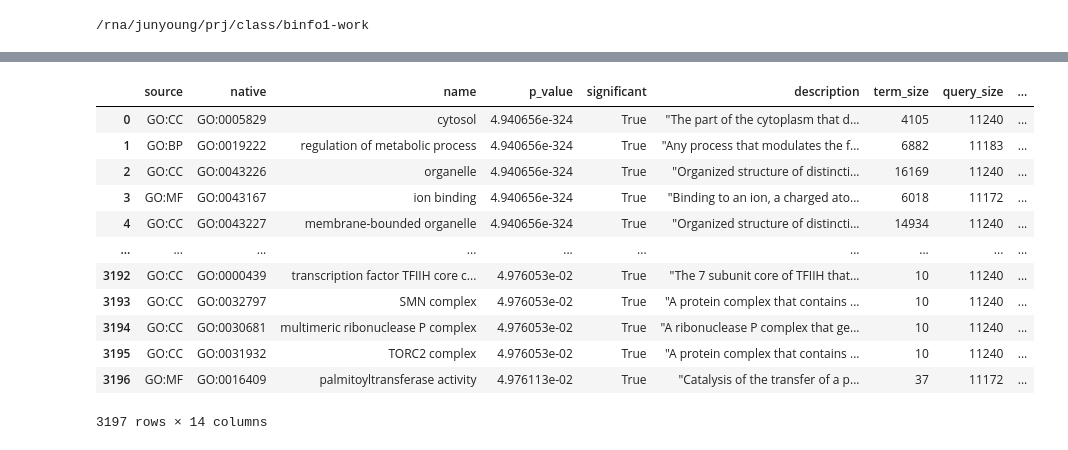
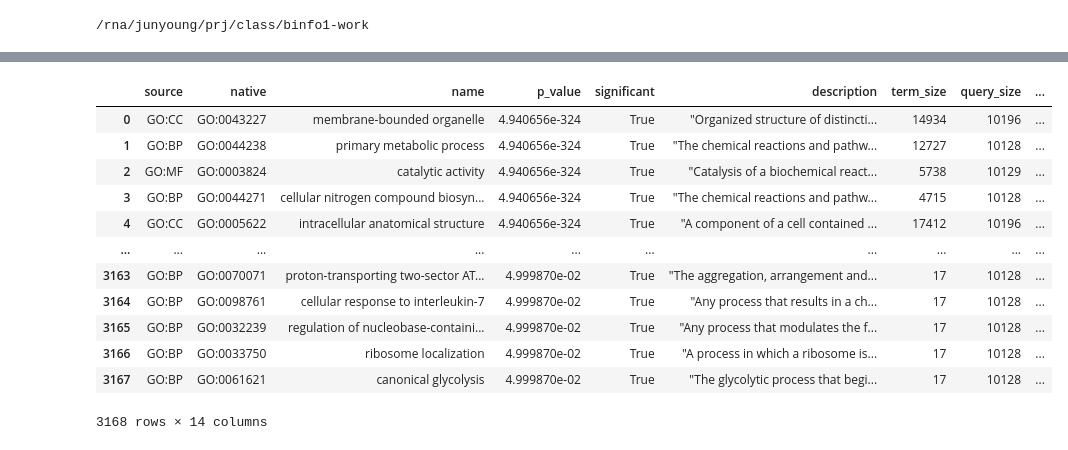
Before and after one commit to jjun7793/2024snubinfo_term, a Jupyter notebook: Junyoung_Park_2024snubinfo.ipynb, the cells around one changed output, grey strips where cells are left out. Cells and saved outputs as stored; diff of their text form; code cells hidden in the pictures.

```diff
--- a/Junyoung_Park_2024snubinfo.ipynb
+++ b/Junyoung_Park_2024snubinfo.ipynb
@@ -88,5 +71,6 @@ None
 # %%
-gene_list = cnts_sorted.index.str.split('.').str[0].copy()
-gene_list = gene_list.tolist()
-gene_list
+total_gene_list = cnts_sorted.index.str.split('.').str[0].copy()
+total_gene_list = total_gene_list.tolist()
+total_gene_list[:5]
+len(total_gene_list)
 # %% [output]
@@ -128,18 +216,18 @@ gp = GProfiler(return_dataframe=True)
 # %%
-result = gp.profile(organism='mmusculus', query=gene_list, sources=["GO:BP", "GO:MF", "GO:CC"])
+gp2 = GProfiler(return_dataframe=True)
+result = gp2.profile(organism='mmusculus', query=total_gene_list, sources=["GO:BP", "GO:MF", "GO:CC"])
+result
+# %% [output]
+|  | source | native | name | p_value | significant | description | term_size | query_size | ... |
+| 0 | GO:CC | GO:0043227 | membrane-bounded organelle | 4.940656e-324 | True | "Organized structure of distincti... | 14934 | 10196 | ... |
+| 1 | GO:BP | GO:0044238 | primary metabolic process | 4.940656e-324 | True | "The chemical reactions and pathw... | 12727 | 10128 | ... |
+| 2 | GO:MF | GO:0003824 | catalytic activity | 4.940656e-324 | True | "Catalysis of a biochemical react... | 5738 | 10129 | ... |
+| 3 | GO:BP | GO:0044271 | cellular nitrogen compound biosyn... | 4.940656e-324 | True | "The chemical reactions and pathw... | 4715 | 10128 | ... |
+| 4 | GO:CC | GO:0005622 | intracellular anatomical structure | 4.940656e-324 | True | "A component of a cell contained ... | 17412 | 10196 | ... |
+| ... | ... | ... | ... | ... | ... | ... | ... | ... | ... |
+| 3163 | GO:BP | GO:0070071 | proton-transporting two-sector AT... | 4.999870e-02 | True | "The aggregation, arrangement and... | 17 | 10128 | ... |
+| 3164 | GO:BP | GO:0098761 | cellular response to interleukin-7 | 4.999870e-02 | True | "Any process that results in a ch... | 17 | 10128 | ... |
+| 3165 | GO:BP | GO:0032239 | regulation of nucleobase-containi... | 4.999870e-02 | True | "Any process that modulates the f... | 17 | 10128 | ... |
+| 3166 | GO:BP | GO:0033750 | ribosome localization | 4.999870e-02 | True | "A process in which a ribosome is... | 17 | 10128 | ... |
+| 3167 | GO:BP | GO:0061621 | canonical glycolysis | 4.999870e-02 | True | "The glycolytic process that begi... | 17 | 10128 | ... |
+3168 rows × 14 columns
-# %%
-result
-# %% [output]
-|  | source | native | name | p_value | significant | description | term_size | query_size | ... |
-| 0 | GO:CC | GO:0005829 | cytosol | 4.940656e-324 | True | "The part of the cytoplasm that d... | 4105 | 11240 | ... |
-| 1 | GO:BP | GO:0019222 | regulation of metabolic process | 4.940656e-324 | True | "Any process that modulates the f... | 6882 | 11183 | ... |
-| 2 | GO:CC | GO:0043226 | organelle | 4.940656e-324 | True | "Organized structure of distincti... | 16169 | 11240 | ... |
-| 3 | GO:MF | GO:0043167 | ion binding | 4.940656e-324 | True | "Binding to an ion, a charged ato... | 6018 | 11172 | ... |
-| 4 | GO:CC | GO:0043227 | membrane-bounded organelle | 4.940656e-324 | True | "Organized structure of distincti... | 14934 | 11240 | ... |
-| ... | ... | ... | ... | ... | ... | ... | ... | ... | ... |
-| 3192 | GO:CC | GO:0000439 | transcription factor TFIIH core c... | 4.976053e-02 | True | "The 7 subunit core of TFIIH that... | 10 | 11240 | ... |
-| 3193 | GO:CC | GO:0032797 | SMN complex | 4.976053e-02 | True | "A protein complex that contains ... | 10 | 11240 | ... |
-| 3194 | GO:CC | GO:0030681 | multimeric ribonuclease P complex | 4.976053e-02 | True | "A ribonuclease P complex that ge... | 10 | 11240 | ... |
-| 3195 | GO:CC | GO:0031932 | TORC2 complex | 4.976053e-02 | True | "A protein complex that contains ... | 10 | 11240 | ... |
-| 3196 | GO:MF | GO:0016409 | palmitoyltransferase activity | 4.976113e-02 | True | "Catalysis of the transfer of a p... | 37 | 11172 | ... |
-3197 rows × 14 columns
```
Also changed, not shown: parts of 23 cells of this notebook.
